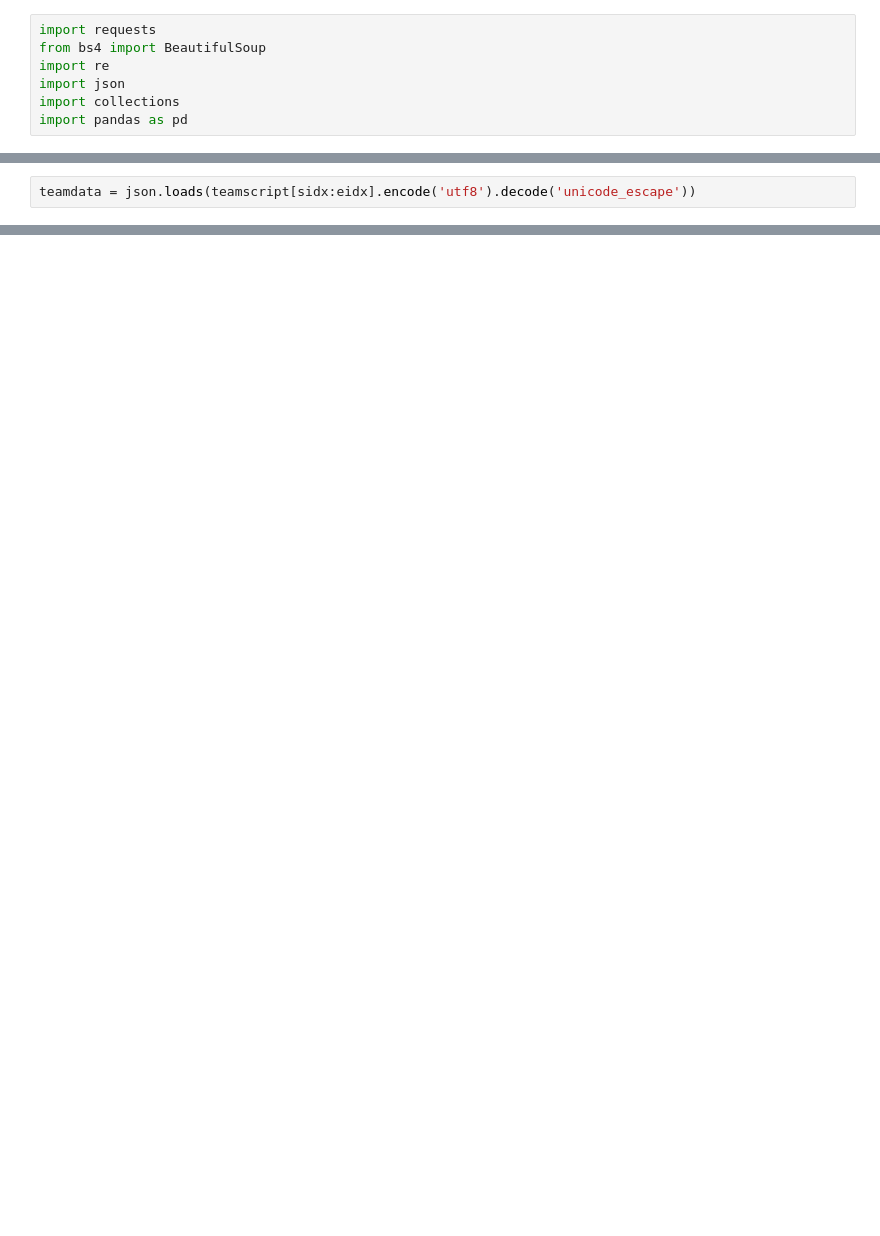
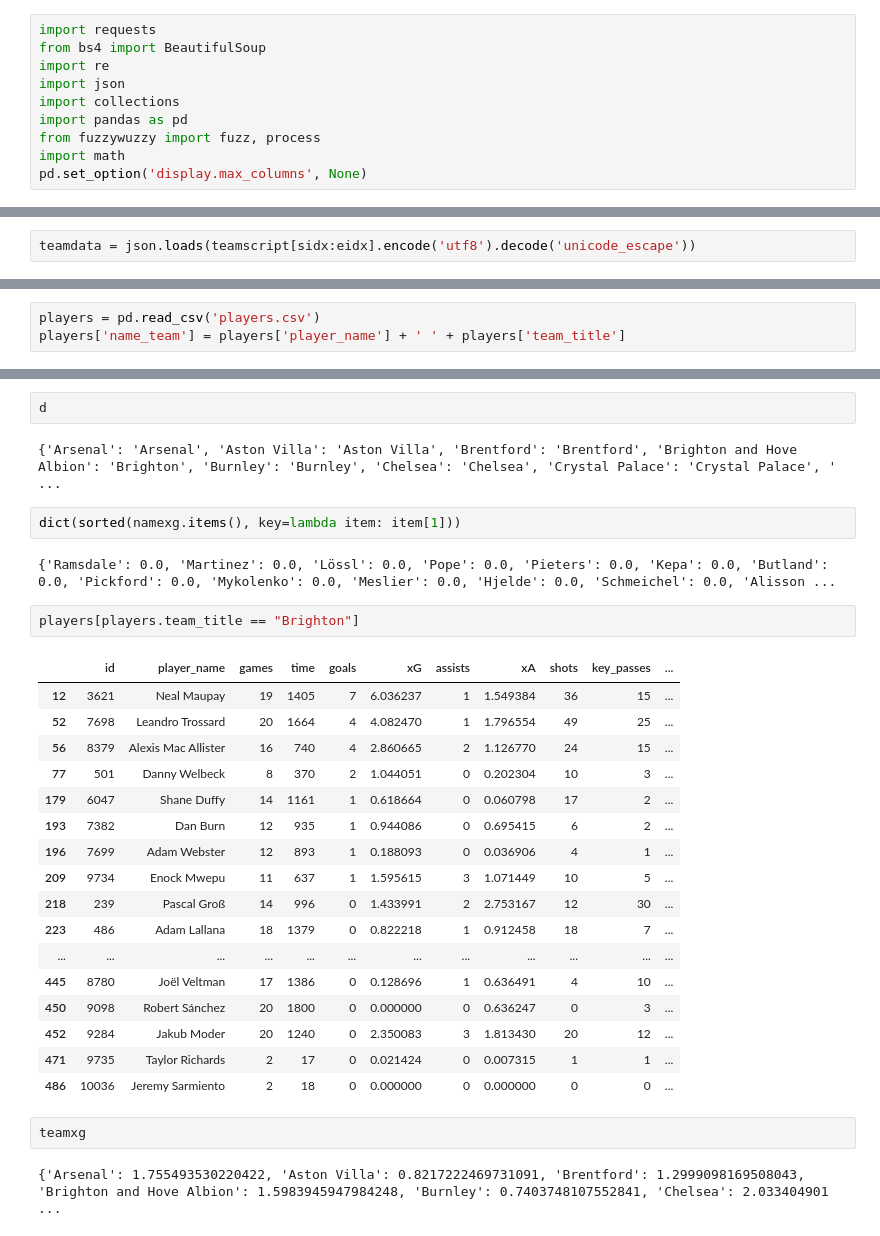
Before and after one commit to ido-tzhori/Soccer-Stats, a Jupyter notebook: Poisson.ipynb, the cells around one changed output, grey strips where cells are left out. Saved outputs shown, nothing was run; the diff lists cells and outputs as text; blank space fills up the shorter version.

```diff
--- a/Poisson.ipynb
+++ b/Poisson.ipynb
@@ -5,6 +5,9 @@ import re
 import json
 import collections
 import pandas as pd
+from fuzzywuzzy import fuzz, process
+import math
+pd.set_option('display.max_columns', None)
 # %%
 html = requests.get("https://www.fantasyfootballscout.co.uk/team-news/").text
 soup = BeautifulSoup(html, "html.parser")
@@ -59,0 +125,3 @@ players
+# %%
+players = pd.read_csv('players.csv')
+players['name_team'] = players['player_name'] + ' ' + players['team_title']
@@ -59,0 +195,32 @@ players
+# %%
+d
+# %% [output]
+{'Arsenal': 'Arsenal', 'Aston Villa': 'Aston Villa', 'Brentford': 'Brentford', 'Brighton and Hove Albion': 'Brighton', 'Burnley': 'Burnley', 'Chelsea': 'Chelsea', 'Crystal Palace': 'Crystal Palace', ' ...
+# %%
+dict(sorted(namexg.items(), key=lambda item: item[1]))
+# %% [output]
+{'Ramsdale': 0.0, 'Martinez': 0.0, 'Lössl': 0.0, 'Pope': 0.0, 'Pieters': 0.0, 'Kepa': 0.0, 'Butland': 0.0, 'Pickford': 0.0, 'Mykolenko': 0.0, 'Meslier': 0.0, 'Hjelde': 0.0, 'Schmeichel': 0.0, 'Alisson ...
+# %%
+players[players.team_title == "Brighton"]
+# %% [output]
+|  | id | player_name | games | time | goals | xG | assists | xA | shots | key_passes | ... |
+| 12 | 3621 | Neal Maupay | 19 | 1405 | 7 | 6.036237 | 1 | 1.549384 | 36 | 15 | ... |
+| 52 | 7698 | Leandro Trossard | 20 | 1664 | 4 | 4.082470 | 1 | 1.796554 | 49 | 25 | ... |
+| 56 | 8379 | Alexis Mac Allister | 16 | 740 | 4 | 2.860665 | 2 | 1.126770 | 24 | 15 | ... |
+| 77 | 501 | Danny Welbeck | 8 | 370 | 2 | 1.044051 | 0 | 0.202304 | 10 | 3 | ... |
+| 179 | 6047 | Shane Duffy | 14 | 1161 | 1 | 0.618664 | 0 | 0.060798 | 17 | 2 | ... |
+| 193 | 7382 | Dan Burn | 12 | 935 | 1 | 0.944086 | 0 | 0.695415 | 6 | 2 | ... |
+| 196 | 7699 | Adam Webster | 12 | 893 | 1 | 0.188093 | 0 | 0.036906 | 4 | 1 | ... |
+| 209 | 9734 | Enock Mwepu | 11 | 637 | 1 | 1.595615 | 3 | 1.071449 | 10 | 5 | ... |
+| 218 | 239 | Pascal Groß | 14 | 996 | 0 | 1.433991 | 2 | 2.753167 | 12 | 30 | ... |
+| 223 | 486 | Adam Lallana | 18 | 1379 | 0 | 0.822218 | 1 | 0.912458 | 18 | 7 | ... |
+| ... | ... | ... | ... | ... | ... | ... | ... | ... | ... | ... | ... |
+| 445 | 8780 | Joël Veltman | 17 | 1386 | 0 | 0.128696 | 1 | 0.636491 | 4 | 10 | ... |
+| 450 | 9098 | Robert Sánchez | 20 | 1800 | 0 | 0.000000 | 0 | 0.636247 | 0 | 3 | ... |
+| 452 | 9284 | Jakub Moder | 20 | 1240 | 0 | 2.350083 | 3 | 1.813430 | 20 | 12 | ... |
+| 471 | 9735 | Taylor Richards | 2 | 17 | 0 | 0.021424 | 0 | 0.007315 | 1 | 1 | ... |
+| 486 | 10036 | Jeremy Sarmiento | 2 | 18 | 0 | 0.000000 | 0 | 0.000000 | 0 | 0 | ... |
+# %%
+teamxg
+# %% [output]
+{'Arsenal': 1.755493530220422, 'Aston Villa': 0.8217222469731091, 'Brentford': 1.2999098169508043, 'Brighton and Hove Albion': 1.5983945947984248, 'Burnley': 0.7403748107552841, 'Chelsea': 2.033404901 ...
```
Also changed, not shown: parts of 30 cells of this notebook, 2 other files.
